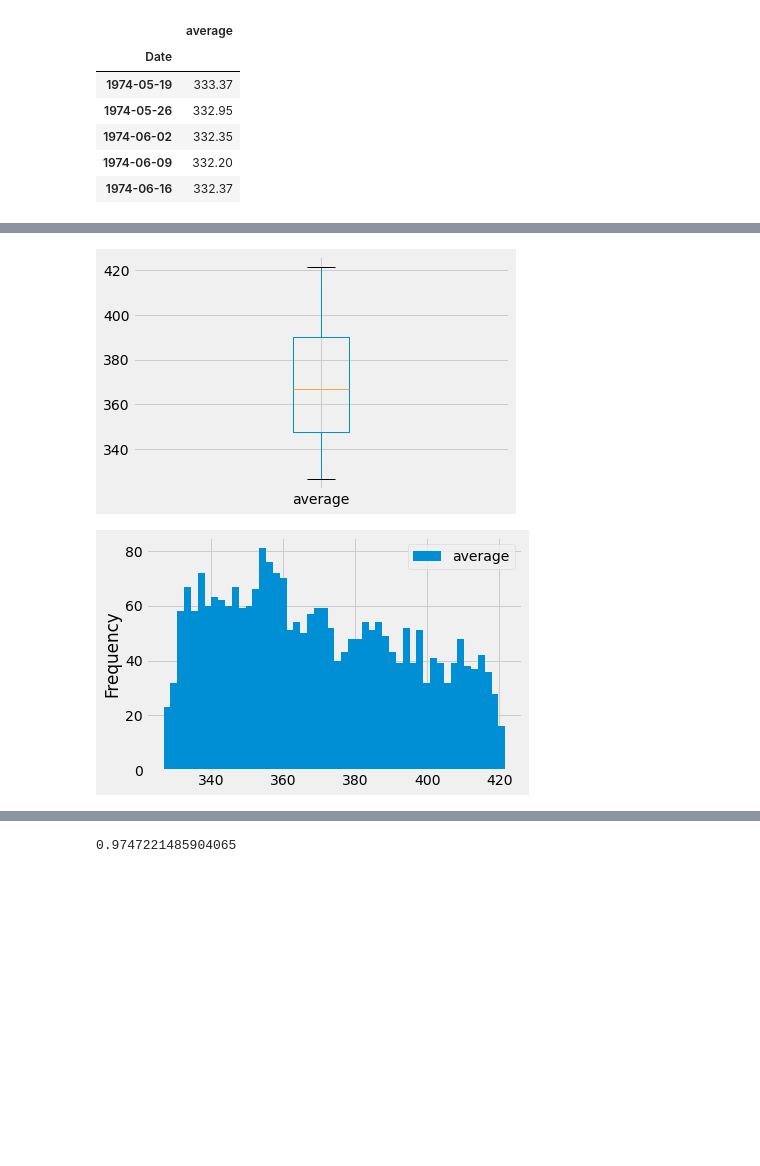
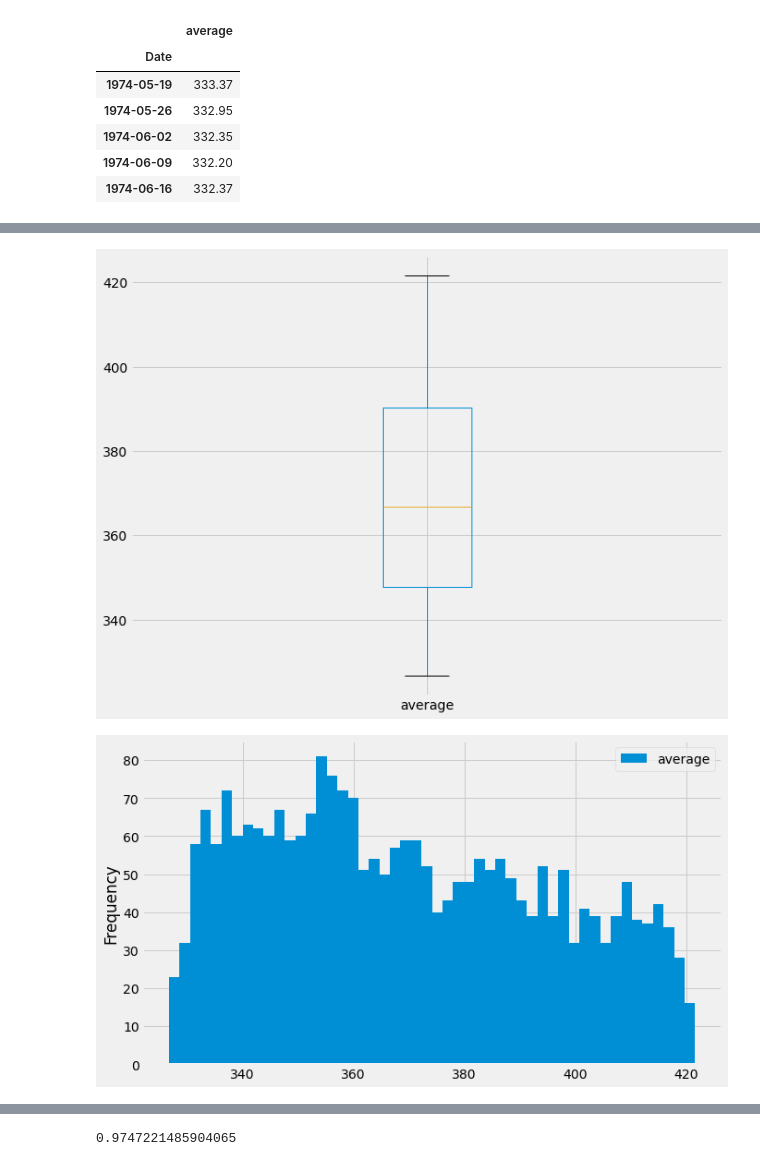
Before and after one commit to uzoma-iloanugo/CO2-Emission---Time-Series-Analysis, a Jupyter notebook: co2_emission.ipynb, the cells around one changed output, grey strips where cells are left out. Saved outputs shown, nothing was run; the diff lists cells and outputs as text; code cells hidden in the pictures; blank space fills up the shorter version.

```diff
--- a/co2_emission.ipynb
+++ b/co2_emission.ipynb
@@ -164,0 +166,9 @@ Text(0.5, 1.0, 'The Average Monthly CO2 Emmission')
+# %%
+import statsmodels.api as sm
+from pylab import rcParams
+
+rcParams['figure.figsize'] = 10, 8
+decomposition = sm.tsa.seasonal_decompose(co2_levels['average'])
+fig = decomposition.plot()
+
+plt.show()
@@ -165,16 +187,17 @@ Text(0.5, 1.0, 'The Average Monthly CO2 Emmission')
 # %%
 # Display the distribution of the dataset. Checking for the presence of outliers
 
-co2_levels.boxplot()
+rcParams['figure.figsize'] = 10, 8
+co2_levels.boxplot(figsize = (10, 8))
 plt.show()
 # %% [output]
-[figure, old version]
+[figure, new version]
 # %%
 # Plot the distribution of CO2 emission.
-co2_levels.plot(kind = 'hist', bins = 50)
+co2_levels.plot(kind = 'hist', bins = 50, figsize = (10, 6))
 plt.show()
 # %% [output]
-[figure, old version]
+[figure, new version]
 # %%
 # View the Autocorrelation Function (ACF) of the raw dataset. The gradual tailing off of the series confirms the presence of
 # a unit root. The series in non-stationary. I will confirm this using the Augumented Dickey Fuller (ADF) test.
```
Also changed, not shown: parts of 8 cells of this notebook.
